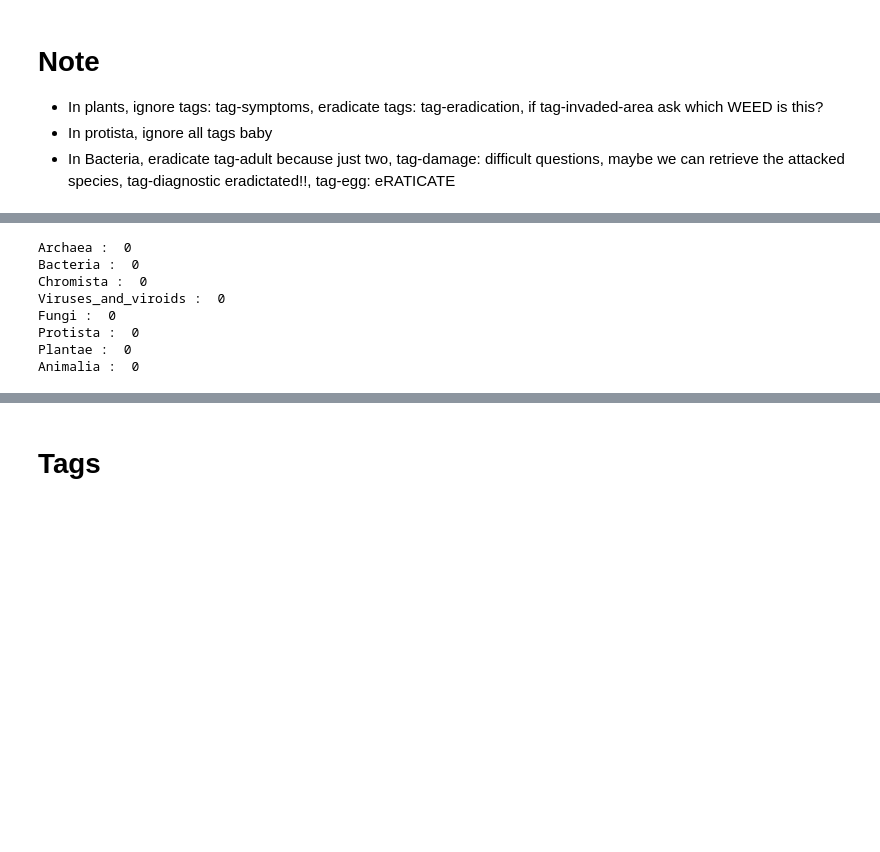
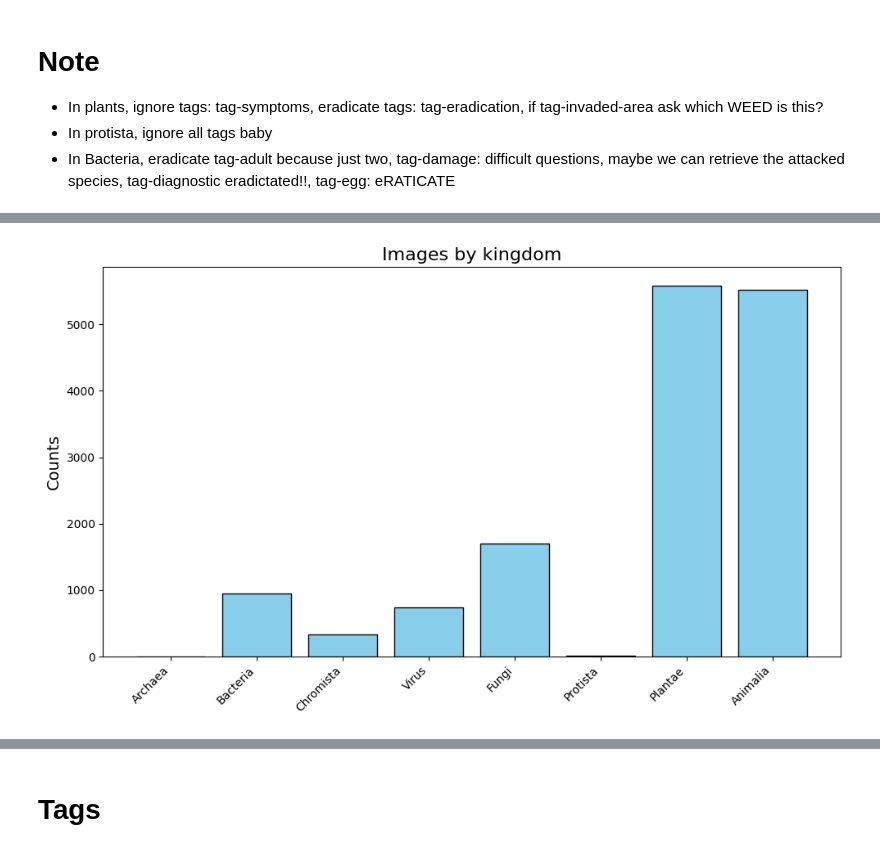
Before and after one commit to deepplants/AgriBench, a Jupyter notebook: identification.ipynb, the cells around one changed output, grey strips where cells are left out. Cells and saved outputs as stored; diff of their text form; code cells hidden in the pictures; blank space fills up the shorter version.

```diff
--- a/identification.ipynb
+++ b/identification.ipynb
@@ -57,6 +115,19 @@ for kingdom in kingdoms:
     df = pd.read_parquet(df_file_path, engine='pyarrow')
     numeric_cols = df.select_dtypes(include=['number']).columns
     dfs['GBIF'][kingdom] = df.astype({col: 'Int64' for col in numeric_cols})
+    #### Merge EPPO Codes
+    # Raggruppa le righe per 'key' e considera solo quelle con più di una riga
+    dfs['GBIF'][kingdom]['original_order'] = dfs['GBIF'][kingdom].index
+    result = (
+        dfs['GBIF'][kingdom]
+        .groupby('key', as_index=False)
+        .agg({
+            'EPPO_code': list,  # Aggregate 'code' into lists
+            **{col: 'first' for col in dfs['GBIF'][kingdom].columns if col not in ['key', 'EPPO_code']}  # Keep other columns
+        })
+    )
+    dfs['GBIF'][kingdom] = result.sort_values('original_order').drop(columns='original_order')
+
 
     df_file_path = root_dir_eppo+f'df.{kingdom}.EPPO.gzip'
     df = pd.read_parquet(df_file_path, engine='pyarrow')
@@ -126,7 +222,7 @@ def get_taxonomic_path_row(row):
     if classification_map:
         classification_map_dict = eval(row['higherClassificationMap'])
         classification_map = list(classification_map_dict.items())
-        classification_map += [(str(key), name)]
+        classification_map += [(str(key), name , )]
         new_row['taxonomic_path'] = classification_map
     return new_row
 
@@ -447,16 +654,0 @@ for kingdom in kingdoms:
-# %%
-for kingdom in kingdoms:
-    c=0
-    for taxon in taxons[kingdom]:
-        if not taxon.get_attr('key'):
-            c += 1
-    print(kingdom,': ',c)
-# %% [output]
-Archaea :  0
-Bacteria :  0
-Chromista :  0
-Viruses_and_viroids :  0
-Fungi :  0
-Protista :  0
-Plantae :  0
-Animalia :  0
@@ -462,0 +689,23 @@ Animalia :  0
+# %%
+def plot_histogram(count_tags, title):
+    """
+    Plots a histogram from a dictionary of tag counts.
+
+    Parameters:
+    - tag_counts (dict): A dictionary where keys are tags and values are their respective counts.
+    """
+    tags = list(count_tags.keys())
+    counts = list(count_tags.values())
+
+    plt.figure(figsize=(10, 6))
+    plt.bar(tags, counts, color='skyblue', edgecolor='black')
+    plt.xlabel('', fontsize=14)
+    plt.ylabel('Counts', fontsize=14)
+    plt.title(title, fontsize=16)
+    plt.xticks(rotation=45, ha='right')
+    plt.tight_layout()
+    plt.show()
+# %%
+plot_histogram({k if k != 'Viruses_and_viroids' else 'Virus': len(v) for k, v in EPPO_images.items()}, 'Images by kingdom')
+# %% [output]
+[figure, added]
```
Also changed, not shown: parts of 30 cells of this notebook.
